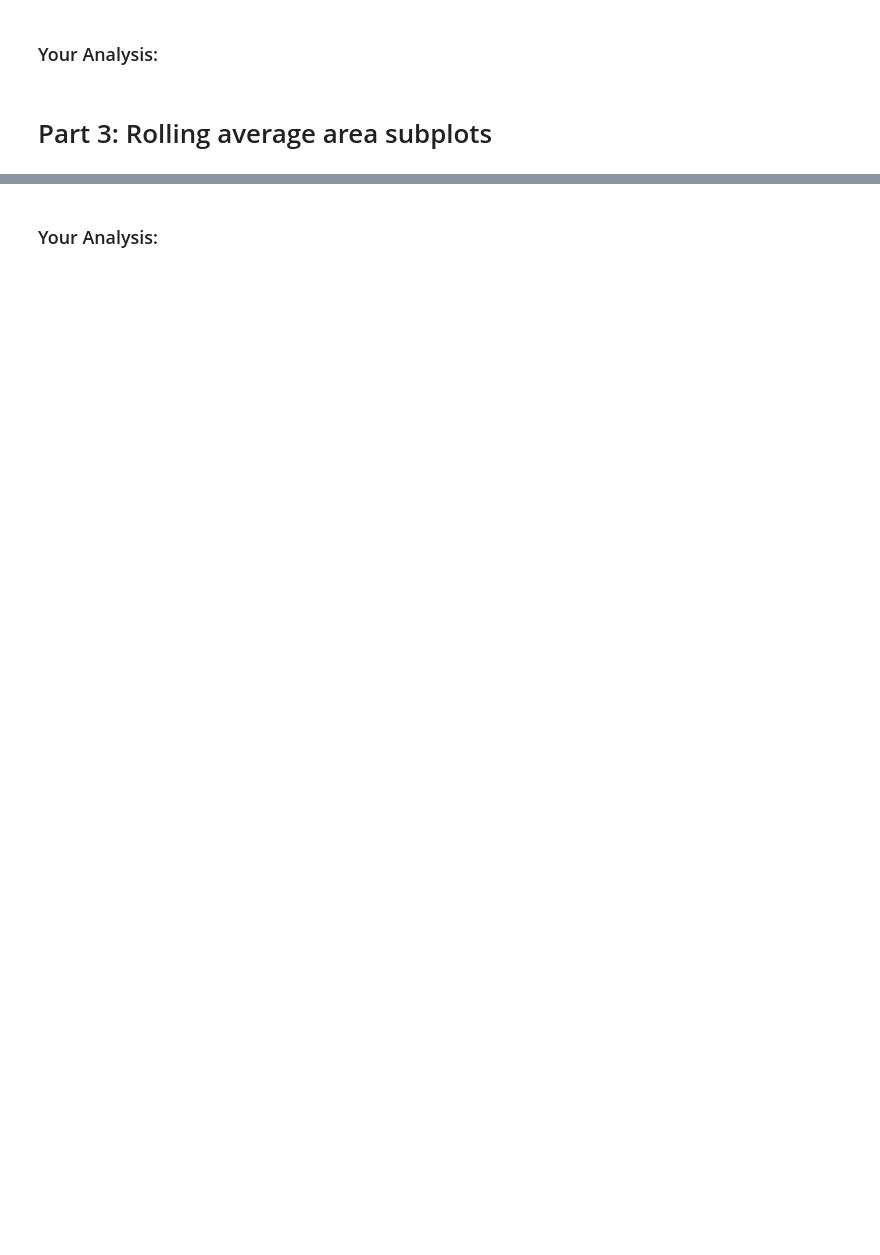
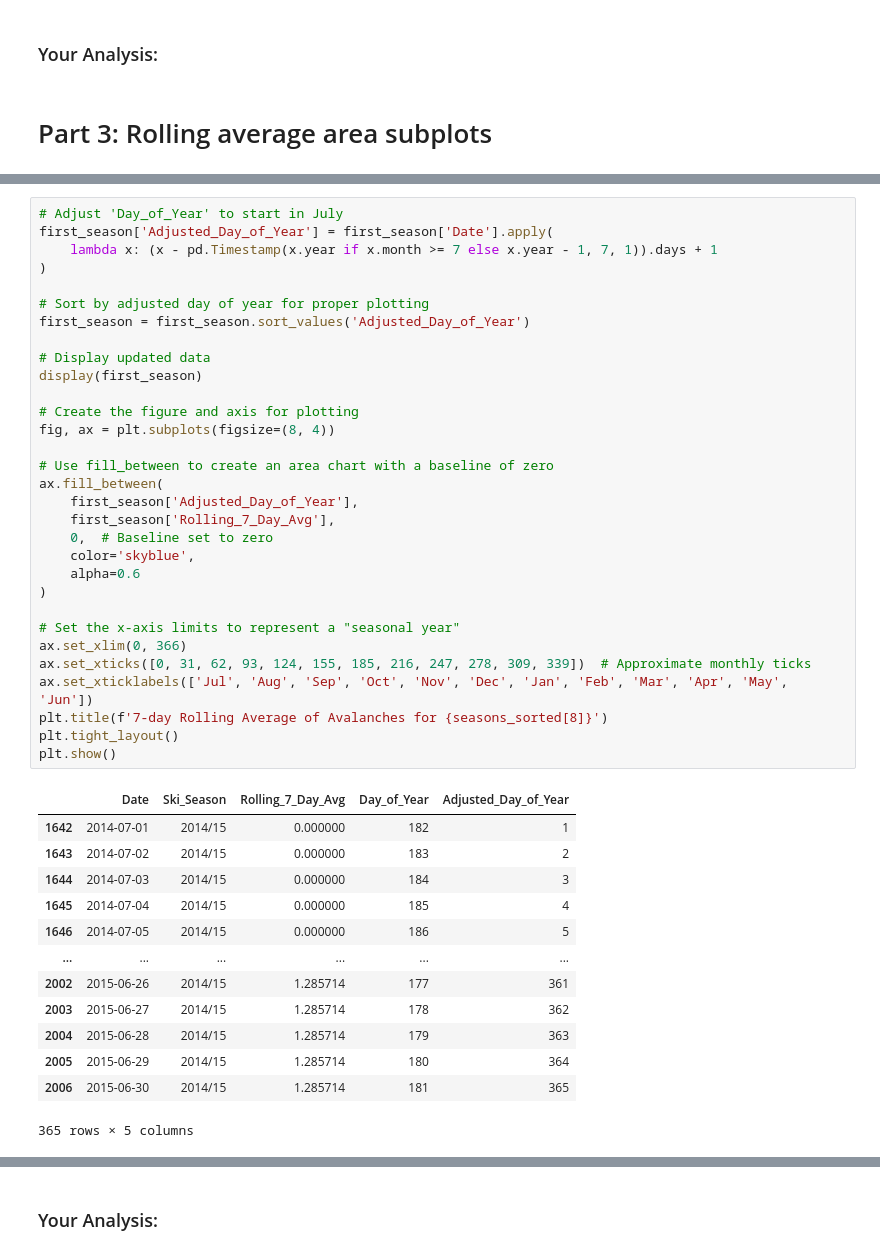
Before and after one commit to logancorrea/Data-Visualization, a Jupyter notebook: Homework/HW02/HW2_Correa.ipynb, the cells around one changed output, grey strips where cells are left out. Cells and saved outputs as stored; diff of their text form; blank space fills up the shorter version.

```diff
--- a/Homework/HW02/HW2_Correa.ipynb
+++ b/Homework/HW02/HW2_Correa.ipynb
@@ -254 +233,46 @@ plt.show()
 [drawing not drawn]
+# %%
+# Adjust 'Day_of_Year' to start in July
+first_season['Adjusted_Day_of_Year'] = first_season['Date'].apply(
+    lambda x: (x - pd.Timestamp(x.year if x.month >= 7 else x.year - 1, 7, 1)).days + 1
+)
+
+# Sort by adjusted day of year for proper plotting
+first_season = first_season.sort_values('Adjusted_Day_of_Year')
+
+# Display updated data
+display(first_season)
+
+# Create the figure and axis for plotting
+fig, ax = plt.subplots(figsize=(8, 4))
+
+# Use fill_between to create an area chart with a baseline of zero
+ax.fill_between(
+    first_season['Adjusted_Day_of_Year'],
+    first_season['Rolling_7_Day_Avg'],
+    0,  # Baseline set to zero
+    color='skyblue',
+    alpha=0.6
+)
+
+# Set the x-axis limits to represent a "seasonal year"
+ax.set_xlim(0, 366)
+ax.set_xticks([0, 31, 62, 93, 124, 155, 185, 216, 247, 278, 309, 339])  # Approximate monthly ticks
+ax.set_xticklabels(['Jul', 'Aug', 'Sep', 'Oct', 'Nov', 'Dec', 'Jan', 'Feb', 'Mar', 'Apr', 'May', 'Jun'])
+plt.title(f'7-day Rolling Average of Avalanches for {seasons_sorted[8]}')
+plt.tight_layout()
+plt.show()
+# %% [output]
+|  | Date | Ski_Season | Rolling_7_Day_Avg | Day_of_Year | Adjusted_Day_of_Year |
+| 1642 | 2014-07-01 | 2014/15 | 0.000000 | 182 | 1 |
+| 1643 | 2014-07-02 | 2014/15 | 0.000000 | 183 | 2 |
+| 1644 | 2014-07-03 | 2014/15 | 0.000000 | 184 | 3 |
+| 1645 | 2014-07-04 | 2014/15 | 0.000000 | 185 | 4 |
+| 1646 | 2014-07-05 | 2014/15 | 0.000000 | 186 | 5 |
+| ... | ... | ... | ... | ... | ... |
+| 2002 | 2015-06-26 | 2014/15 | 1.285714 | 177 | 361 |
+| 2003 | 2015-06-27 | 2014/15 | 1.285714 | 178 | 362 |
+| 2004 | 2015-06-28 | 2014/15 | 1.285714 | 179 | 363 |
+| 2005 | 2015-06-29 | 2014/15 | 1.285714 | 180 | 364 |
+| 2006 | 2015-06-30 | 2014/15 | 1.285714 | 181 | 365 |
+365 rows × 5 columns
```
Also changed, not shown: parts of 3 cells of this notebook.
